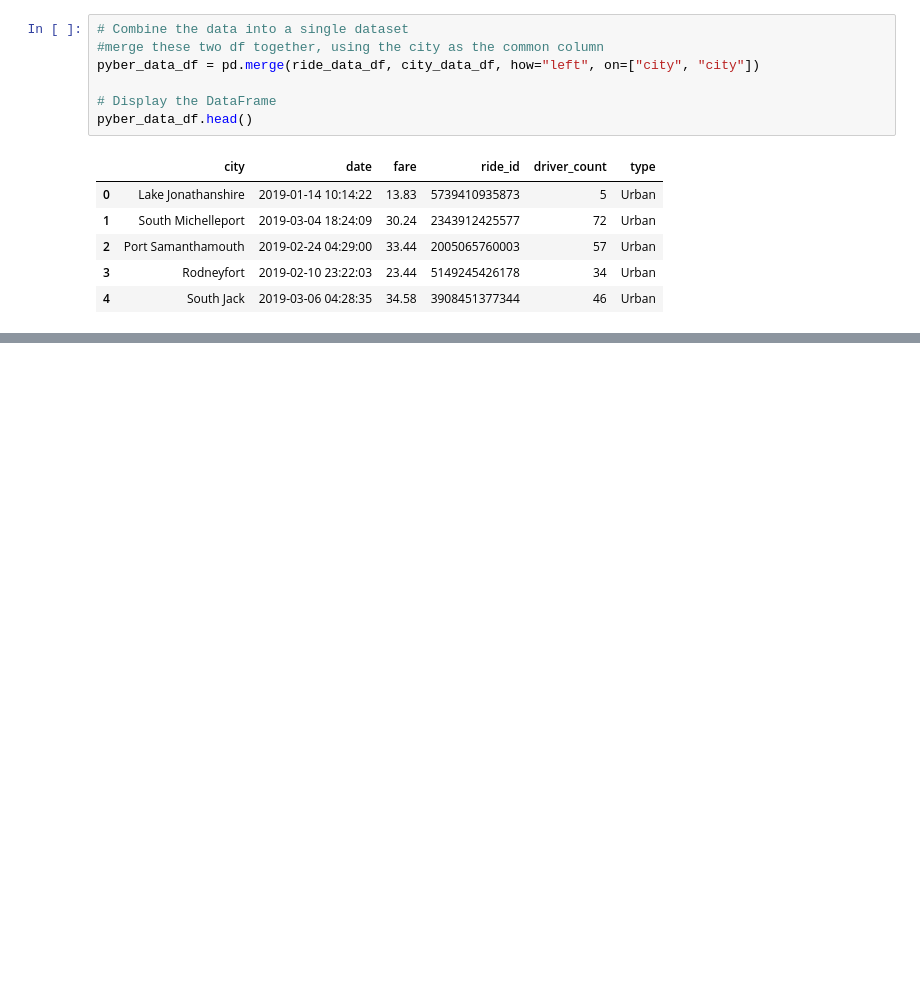
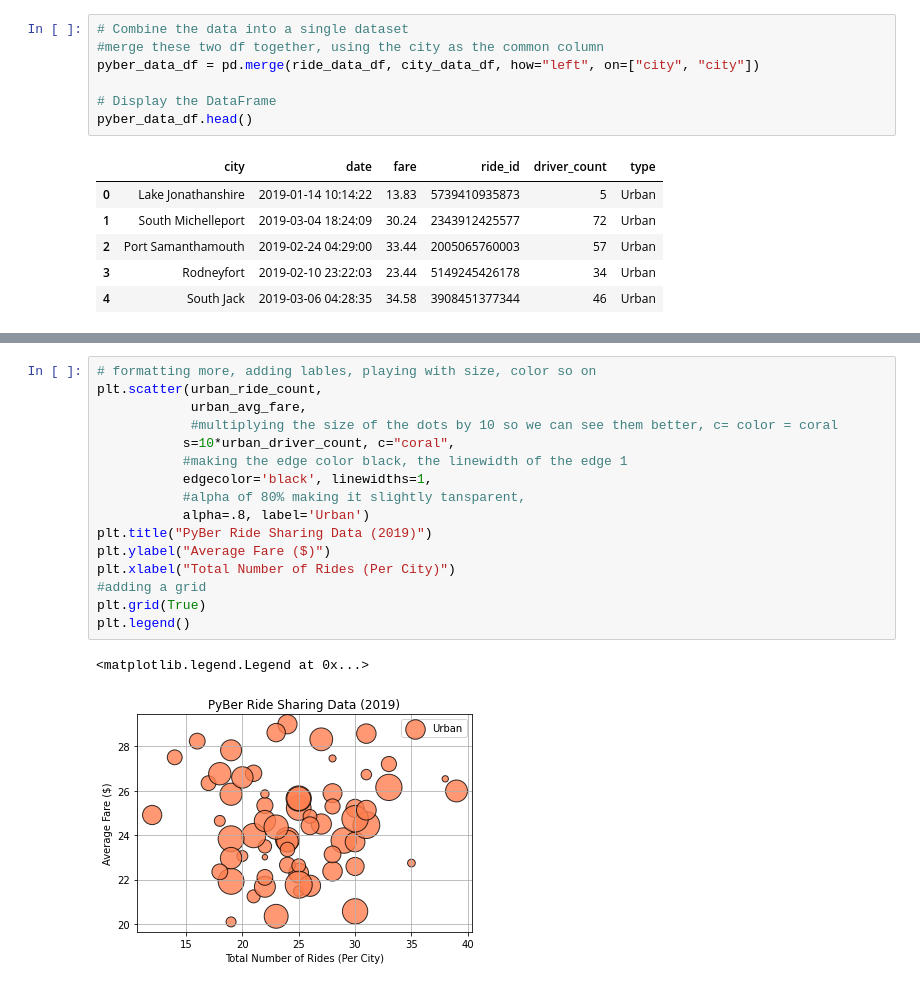
Before and after one commit to chefcramer/PyBer_Analysis, a Jupyter notebook: PyBer.ipynb, the cells around one changed output, grey strips where cells are left out. Cells and saved outputs as stored; diff of their text form; blank space fills up the shorter version.

```diff
--- a/PyBer.ipynb
+++ b/PyBer.ipynb
@@ -129,0 +217,19 @@ pyber_data_df.head()
+# %%
+# formatting more, adding lables, playing with size, color so on
+plt.scatter(urban_ride_count,
+            urban_avg_fare,
+            #multiplying the size of the dots by 10 so we can see them better, c= color = coral
+           s=10*urban_driver_count, c="coral",
+           #making the edge color black, the linewidth of the edge 1
+           edgecolor='black', linewidths=1,
+           #alpha of 80% making it slightly tansparent,
+           alpha=.8, label='Urban')
+plt.title("PyBer Ride Sharing Data (2019)")
+plt.ylabel("Average Fare ($)")
+plt.xlabel("Total Number of Rides (Per City)")
+#adding a grid
+plt.grid(True)
+plt.legend()
+# %% [output]
+<matplotlib.legend.Legend at 0x...>
+[figure, added]
```
Also changed, not shown: parts of 17 cells of this notebook, 1 other file.
